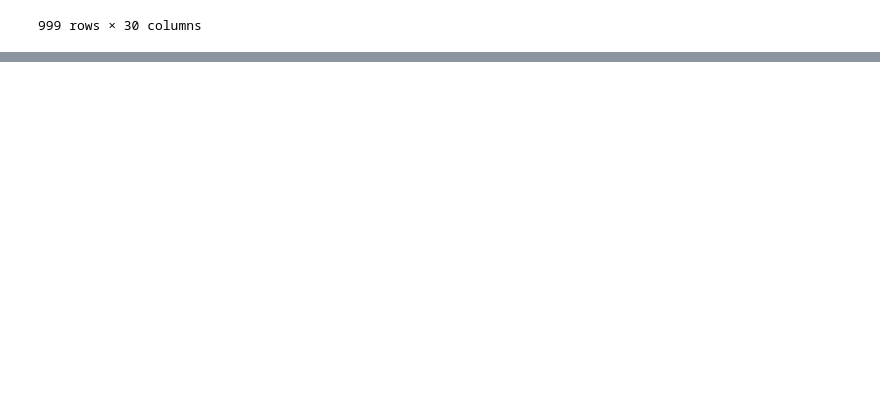
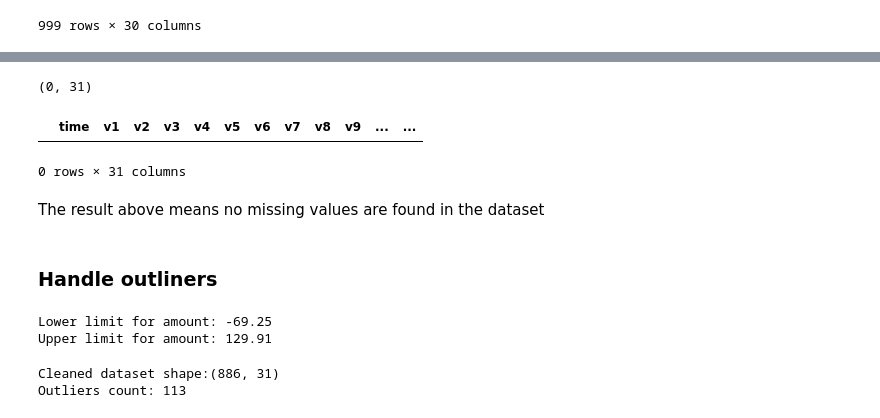
Before and after one commit to KimHLU/1164911, a Jupyter notebook: Kim_1164911.ipynb, the cells around one changed output, grey strips where cells are left out. Cells and saved outputs as stored; diff of their text form; code cells hidden in the pictures; blank space fills up the shorter version.

Commit message:
W3-hw resubmission
Update Pre-process dataset and drop outliers

```diff
--- a/Kim_1164911.ipynb
+++ b/Kim_1164911.ipynb
@@ -101,0 +133,15 @@ dtype: int64
+# %%
+#Displat the dataframe having missing values
+df_missing_values = df[df.isnull().any(axis=1)]
+df_missing_values.shape
+# %% [output]
+(0, 31)
+# %%
+df_missing_values.tail()
+# %% [output]
+|  | time | v1 | v2 | v3 | v4 | v5 | v6 | v7 | v8 | v9 | ... | ... |
+0 rows × 31 columns
+# %% [markdown]
+The result above means no missing values are found in the dataset
+# %% [markdown]
+### Handle outliners
@@ -101,0 +154,17 @@ dtype: int64
+# %%
+#find lower and upper for amount
+lower_limit, upper_limit = find_outliers_IQR(df, 'amount')
+print(f"Lower limit for amount: {lower_limit}")
+print(f"Upper limit for amount: {upper_limit}")
+# %% [output]
+Lower limit for amount: -69.25
+Upper limit for amount: 129.91
+# %%
+#remove outliers from the dataset
+df_cleaned = df[(df['amount']>lower_limit) & (df['amount']<upper_limit)]
+
+print(f"Cleaned dataset shape:{df_cleaned.shape}")
+print(f"Outliers count: {len(df)- len(df_cleaned)}")
+# %% [output]
+Cleaned dataset shape:(886, 31)
+Outliers count: 113
```
Also changed, not shown: parts of 6 cells of this notebook, 1 other file.
